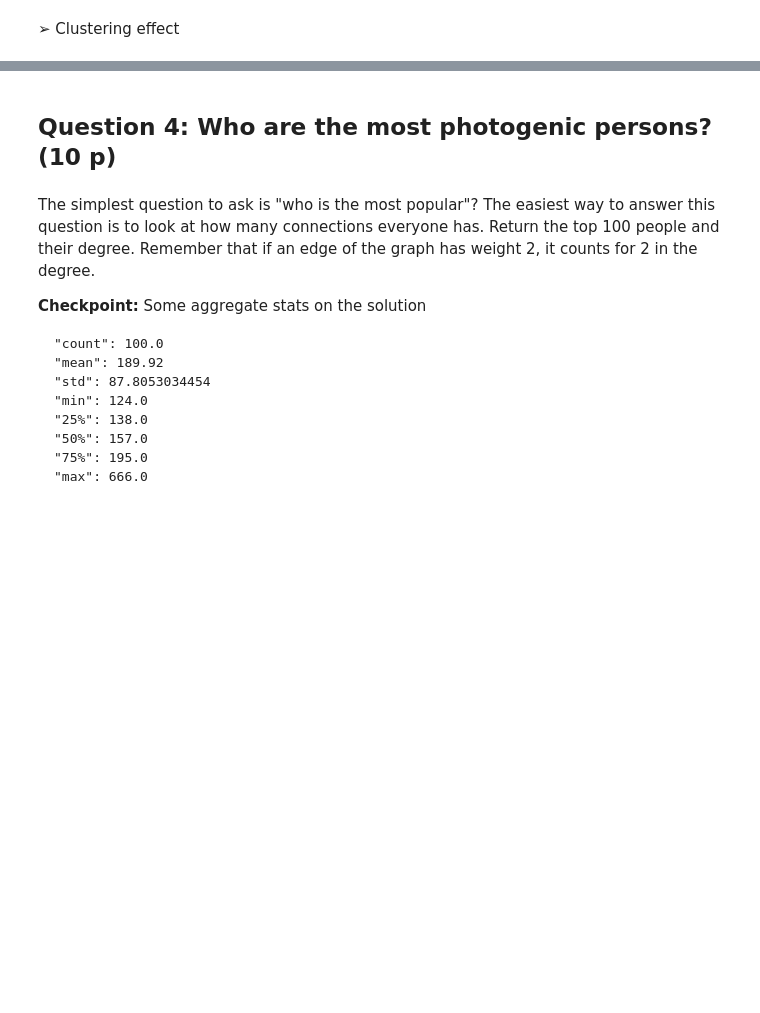
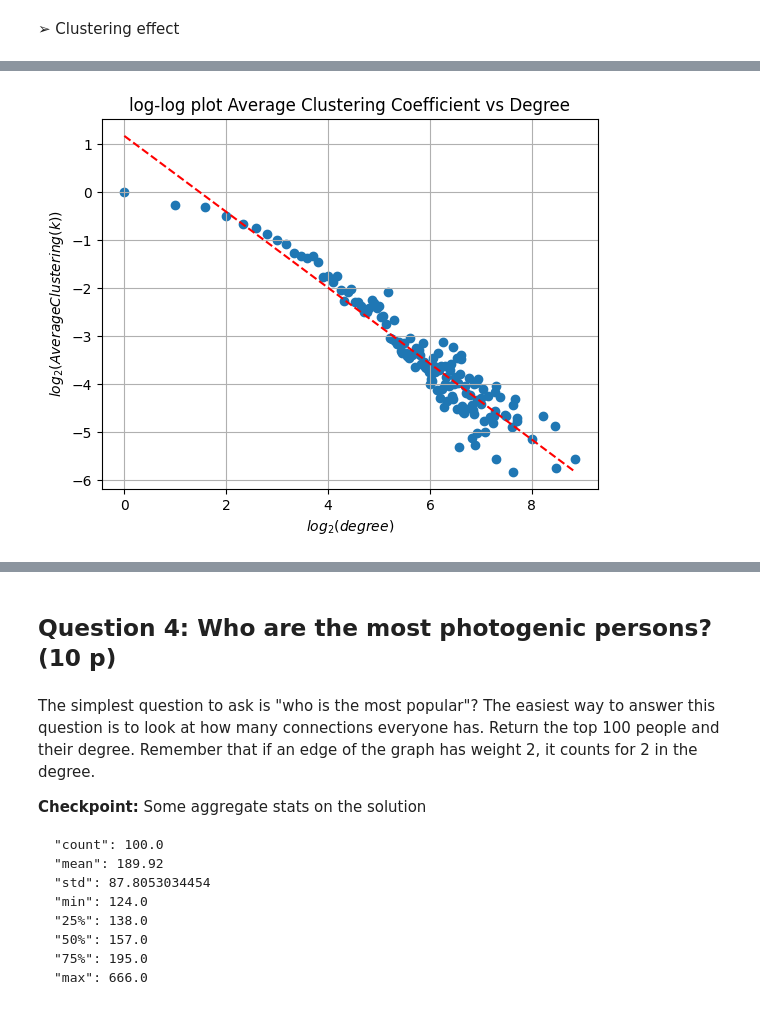
Before and after one commit to shuysman/csci550-miniproject1, a Jupyter notebook: mini_project_1_graph.ipynb, the cells around one changed output, grey strips where cells are left out. Drawn from its saved outputs; the diff is of its cells as text; code cells hidden in the pictures; blank space fills up the shorter version.

```diff
--- a/mini_project_1_graph.ipynb
+++ b/mini_project_1_graph.ipynb
@@ -697,12 +611,17 @@ clust_coefs
 # %%
 log_k = np.log2(list(clust_coefs.keys()))
 log_c = np.nan_to_num(np.log2(list(clust_coefs.values())), neginf = 0)
 
 plt.scatter(log_k, log_c)
-plt.xlabel('log_2(degree)')
-plt.ylabel('log_2(C(k))')
+plt.xlabel(r'$log_2(degree)$')
+plt.ylabel(r'$log_2(Average Clustering(k))$')
+plt.title('log-log plot Average Clustering Coefficient vs Degree')
+plt.grid(True)
 m, c = np.polyfit(log_k, log_c, 1)
 plt.plot(log_k, m*log_k + c, "r--")
+plt.show()
+# %% [output]
+[figure, added]
 # %%
 m #gamma
 # %% [output]
```
Also changed, not shown: parts of 57 cells of this notebook.
